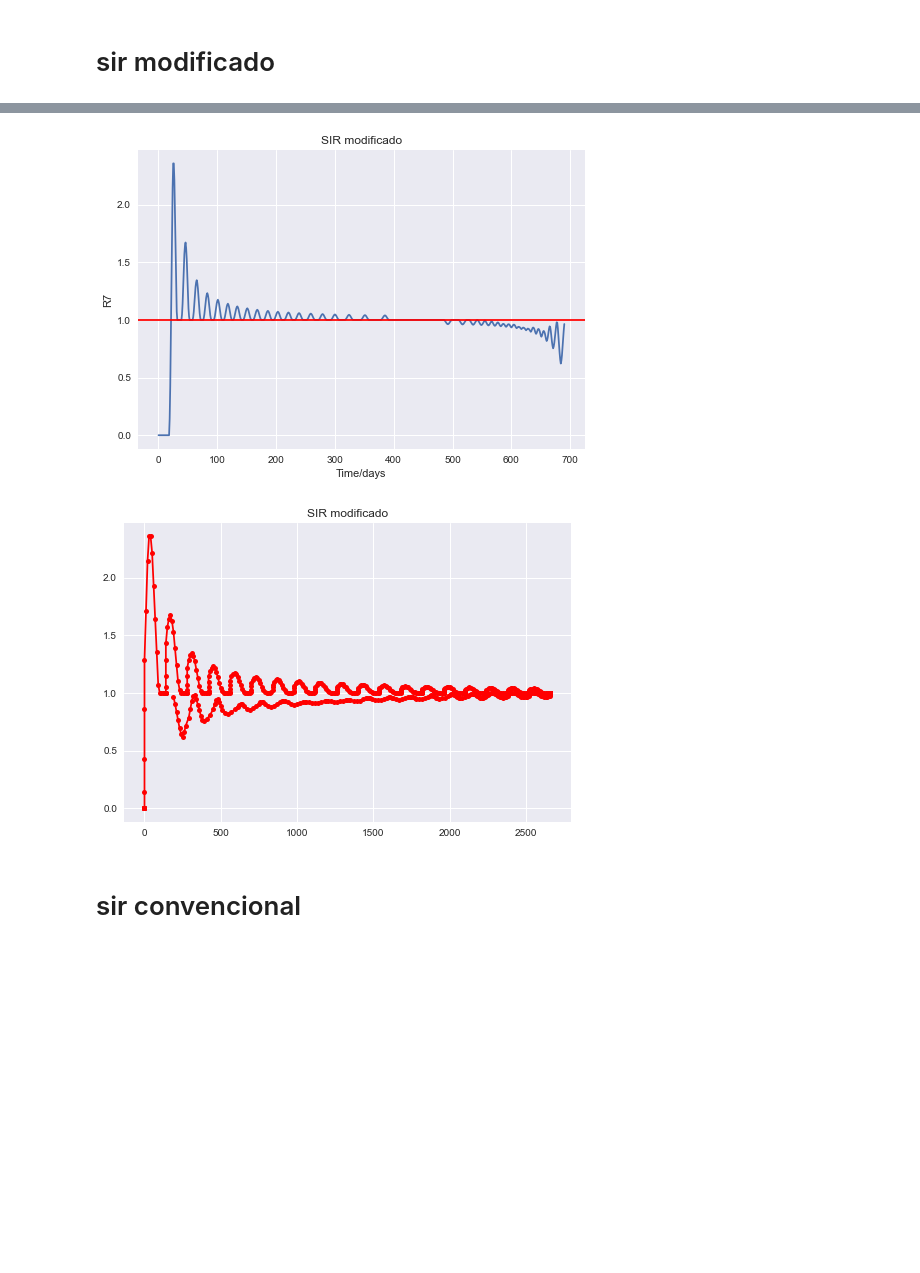
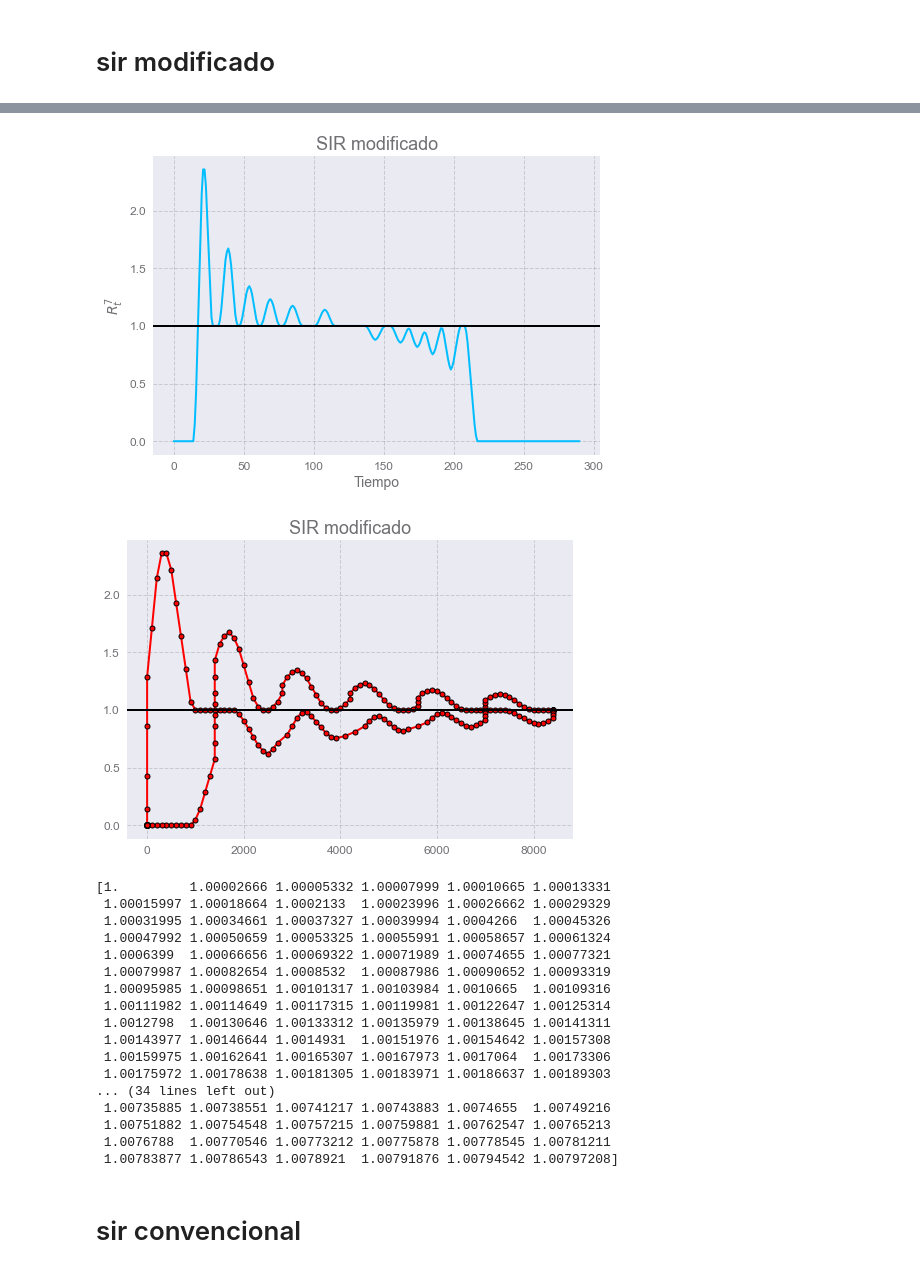
Before and after one commit to denisecammarota/tesis-ib, a Jupyter notebook: SIRmodels/SIR_model_mod.ipynb, the cells around one changed output, grey strips where cells are left out. Cells and saved outputs as stored; diff of their text form; code cells hidden in the pictures; blank space fills up the shorter version.

```diff
--- a/SIRmodels/SIR_model_mod.ipynb
+++ b/SIRmodels/SIR_model_mod.ipynb
@@ -5,6 +5,7 @@ import numpy as np
 from scipy.integrate import odeint
 import matplotlib.pyplot as plt
 plt.style.use('seaborn')
+plt.style.use('matplotlibrc.py')
 # %%
 # The SIR model differential equations.
 def deriv(y, t, N, beta, gamma):
@@ -71,16 +72,16 @@ def sir_modificado(b0,a,g,i0,r0,a0,n,dias):
     #plt.title('SIR modificado')
     ax = fig.add_subplot(111, axisbelow=True)
     plt.title('SIR modificado')
-    ax.plot(t, S/n, 'b', alpha=0.5, lw=2, label='Susceptible')
-    ax.plot(t, I/n, 'r', alpha=0.5, lw=2, label='Infected')
-    ax.plot(t, R/n, 'g', alpha=0.5, lw=2, label='Recovered with immunity')
-    ax.set_xlabel('Time /days')
-    ax.set_ylabel('Number (1000s)')
+    ax.plot(t, S/n, 'b', alpha=0.5, lw=2, label='Susceptibles')
+    ax.plot(t, I/n, 'r', alpha=0.5, lw=2, label='Infectados')
+    ax.plot(t, R/n, 'g', alpha=0.5, lw=2, label='Recuperados')
+    ax.set_xlabel('Tiempo')
+    ax.set_ylabel('Personas/N')
     ax.set_ylim(0,1.2)
     ax.yaxis.set_tick_params(length=0)
     ax.xaxis.set_tick_params(length=0)
-    ax.grid(b=True, which='major', c='w', lw=2, ls='-')
-    legend = ax.legend()
+    #ax.grid(b=True, which='major', c='w', lw=2, ls='-')
+    legend = ax.legend(fontsize=12)
     legend.get_frame().set_alpha(0.5)
     for spine in ('top', 'right', 'bottom', 'left'):
         ax.spines[spine].set_visible(False)
@@ -111,9 +112,9 @@ def sir_modificado(b0,a,g,i0,r0,a0,n,dias):
         i = i+1
     plt.title('SIR modificado')
     plt.plot(r_t_seven[9:])
-    plt.axhline(y=1,c='r')
-    plt.xlabel('Time/days')
-    plt.ylabel('R7')
+    plt.axhline(y=1,c='k')
+    plt.xlabel('Tiempo')
+    plt.ylabel(r'$R_{t}^{7}$')
     plt.show()
     #now we start with the risk diagram
     a_t = np.zeros(prox_dia) #real values for index >= 13
@@ -125,12 +126,14 @@ def sir_modificado(b0,a,g,i0,r0,a0,n,dias):
     riesgo = a_t * r_t_seven
     plt.title('SIR modificado')
     plt.plot(a_t[13:],r_t_seven[13:],'-or',markersize=5)
+    plt.axhline(y=1,c='k')
     plt.show()
+    print((S+I+R)/N)
     return new_cases_per_day,r_t_seven,riesgo #return new cases per day, risk
 # %%
-n = 10000
+n = 1000.0
 i0, r0, a0 = 1, 0, 0.1
-b0,a,g = 0.15, 0.08,  1./14
-dias = 700
+b0,a,g = 0.15, 0.05,  1./14
+dias = 300
 new_cases_per_day,r_t_seven,riesgo =sir_modificado(b0,a,g,i0,r0,a0,n,dias)
 # %% [output]
@@ -138,5 +141,22 @@ new_cases_per_day,r_t_seven,riesgo =sir_modificado(b0,a,g,i0,r0,a0,n,dias)
-[figure, old version]
+[figure, new version]
-[figure, old version]
+[figure, new version]
+[1.         1.00002666 1.00005332 1.00007999 1.00010665 1.00013331
+ 1.00015997 1.00018664 1.0002133  1.00023996 1.00026662 1.00029329
+ 1.00031995 1.00034661 1.00037327 1.00039994 1.0004266  1.00045326
+ 1.00047992 1.00050659 1.00053325 1.00055991 1.00058657 1.00061324
+ 1.0006399  1.00066656 1.00069322 1.00071989 1.00074655 1.00077321
+ 1.00079987 1.00082654 1.0008532  1.00087986 1.00090652 1.00093319
+ 1.00095985 1.00098651 1.00101317 1.00103984 1.0010665  1.00109316
+ 1.00111982 1.00114649 1.00117315 1.00119981 1.00122647 1.00125314
+ 1.0012798  1.00130646 1.00133312 1.00135979 1.00138645 1.00141311
+ 1.00143977 1.00146644 1.0014931  1.00151976 1.00154642 1.00157308
+ 1.00159975 1.00162641 1.00165307 1.00167973 1.0017064  1.00173306
+ 1.00175972 1.00178638 1.00181305 1.00183971 1.00186637 1.00189303
+... (34 lines left out)
+ 1.00735885 1.00738551 1.00741217 1.00743883 1.0074655  1.00749216
+ 1.00751882 1.00754548 1.00757215 1.00759881 1.00762547 1.00765213
+ 1.0076788  1.00770546 1.00773212 1.00775878 1.00778545 1.00781211
+ 1.00783877 1.00786543 1.0078921  1.00791876 1.00794542 1.00797208]
 # %%
 error(new_cases_per_day,r_t_seven,riesgo,n)
 # %% [markdown]
```
Also changed, not shown: parts of 3 cells of this notebook, 1 other file.
